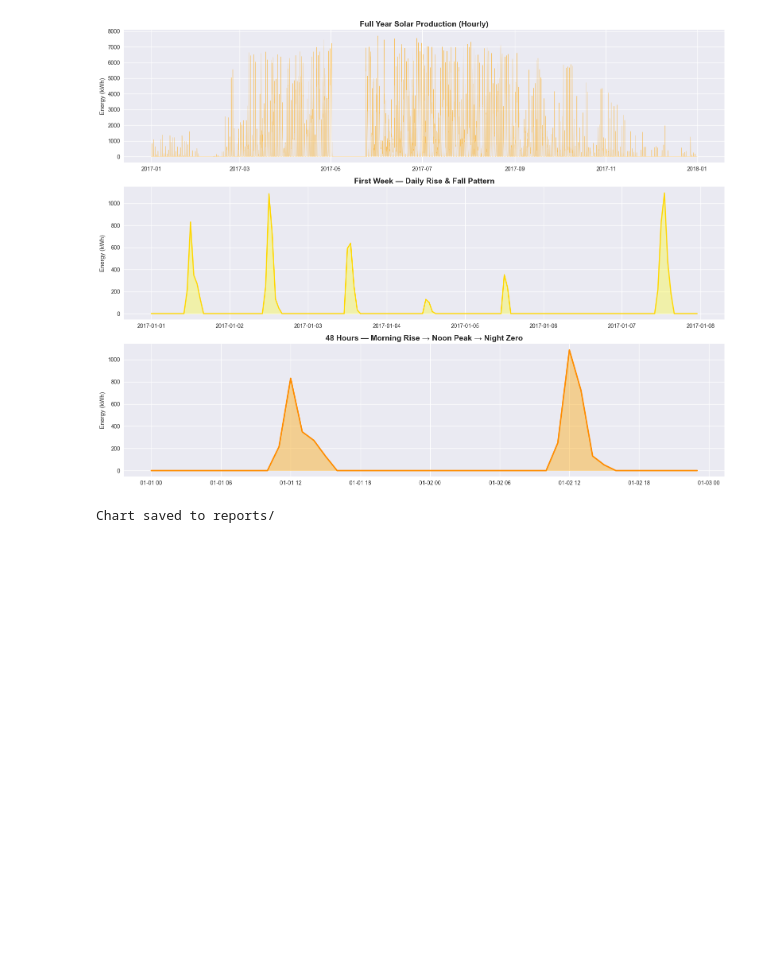
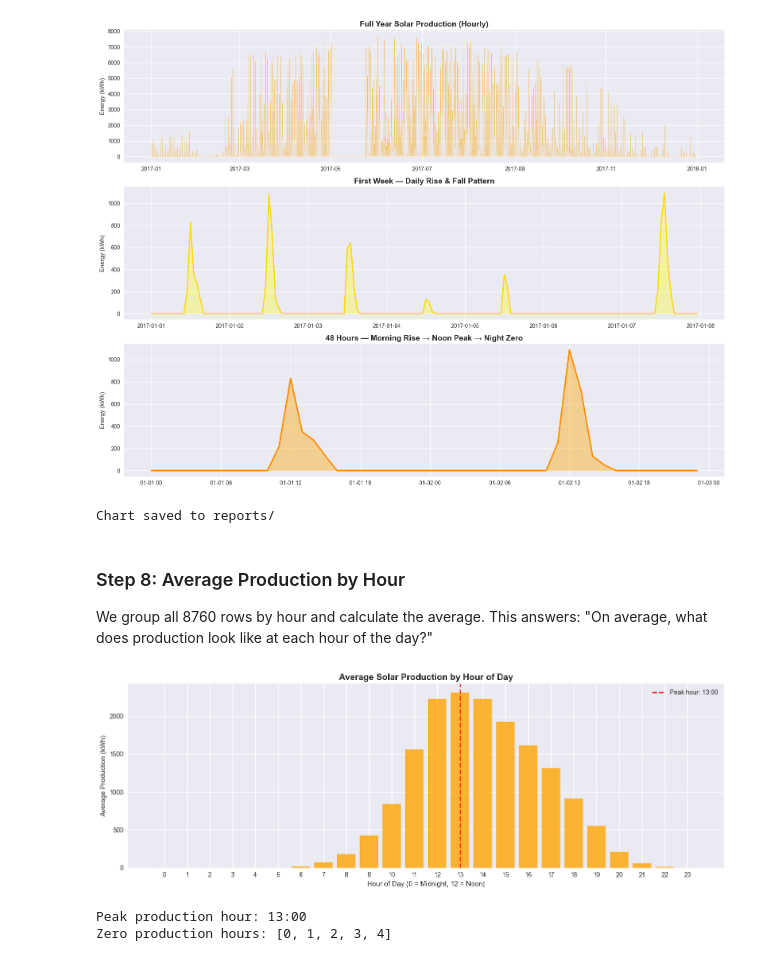
Before and after one commit to MAHEK-ops/solar-grid-ai, a Jupyter notebook: notebooks/01_eda.ipynb, the cells around one changed output. Drawn from its saved outputs; the diff is of its cells as text; code cells hidden in the pictures; blank space fills up the shorter version.

Commit message:
feat: add hourly production pattern analysis

```diff
--- a/notebooks/01_eda.ipynb
+++ b/notebooks/01_eda.ipynb
@@ -230,3 +230,29 @@ print("Chart saved to reports/")
 # %% [output]
 [figure]
 Chart saved to reports/
+# %% [markdown]
+### Step 8: Average Production by Hour
+
+We group all 8760 rows by hour and calculate the average.
+This answers: "On average, what does production look like at each hour of the day?"
+# %%
+fig, ax = plt.subplots(figsize=(14, 5))
+hourly_avg = df.groupby('hour')['SystemProduction'].mean()
+ax.bar(hourly_avg.index, hourly_avg.values, color='orange', edgecolor='darkorange', alpha=0.8)
+ax.set_title('Average Solar Production by Hour of Day', fontsize=14, fontweight='bold')
+ax.set_xlabel('Hour of Day (0 = Midnight, 12 = Noon)')
+ax.set_ylabel('Average Production (kWh)')
+ax.set_xticks(range(0, 24))
+ax.axvline(x=hourly_avg.idxmax(), color='red', linestyle='--', linewidth=2, label=f'Peak hour: {hourly_avg.idxmax()}:00')
+ax.legend()
+
+plt.tight_layout()
+plt.savefig(os.path.join(REPORTS, '02_hourly_pattern.png'), dpi=150, bbox_inches='tight')
+plt.show()
+
+print(f"Peak production hour: {hourly_avg.idxmax()}:00")
+print(f"Zero production hours: {list(hourly_avg[hourly_avg == 0].index)}")
+# %% [output]
+[figure, added]
+Peak production hour: 13:00
+Zero production hours: [0, 1, 2, 3, 4]
```
Also changed, not shown: 1 other file.
